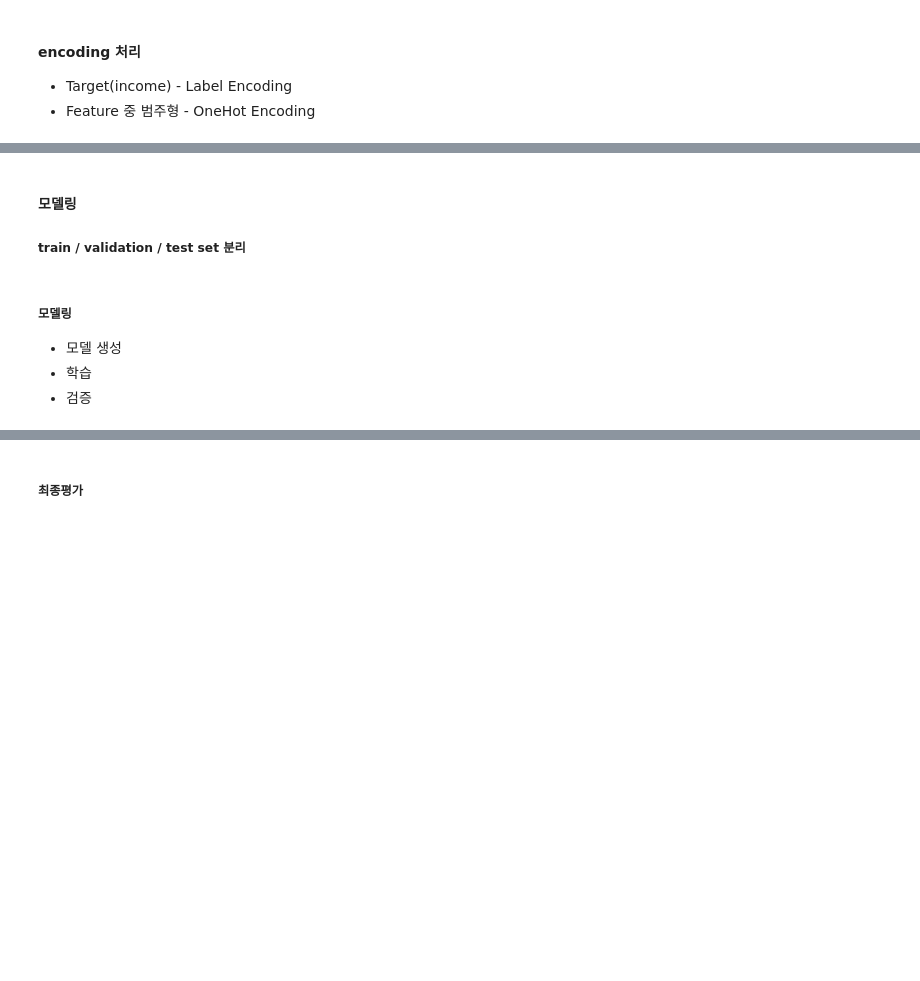
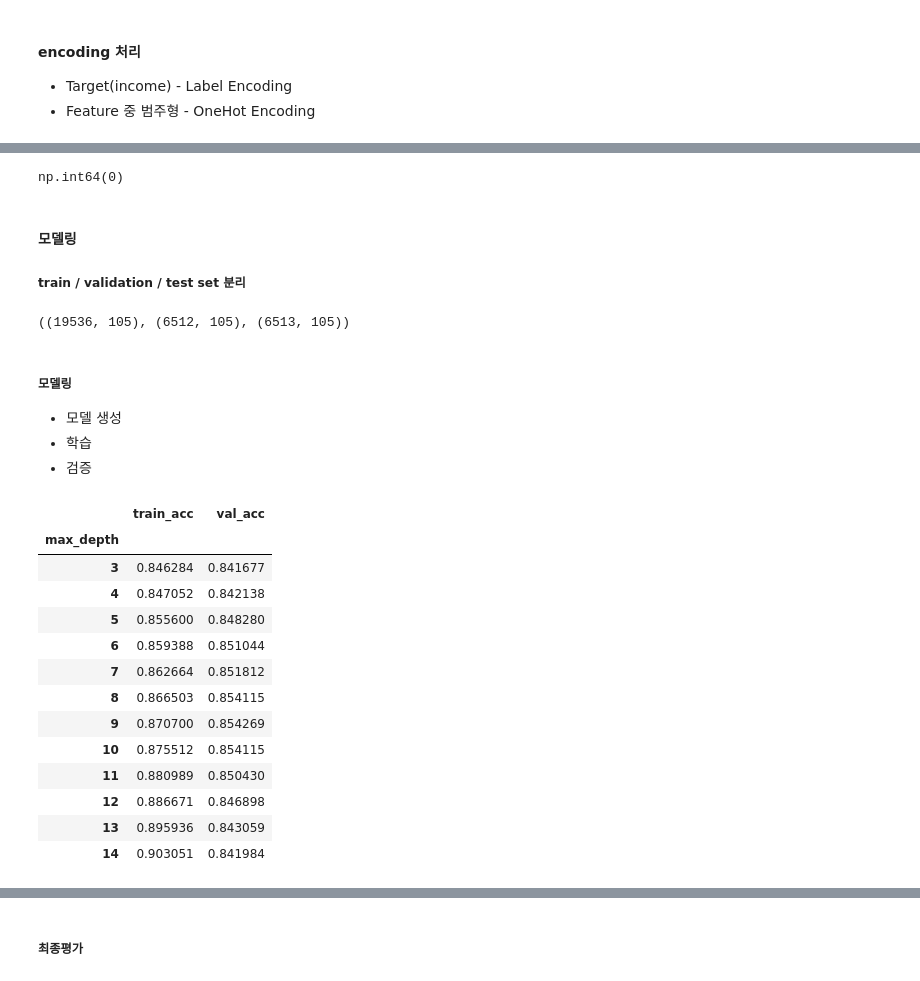
Before and after one commit to qufdlfkd88/SKN31, a Jupyter notebook: 06_machin_learning/04_데이터_전처리.ipynb, the cells around one changed output, grey strips where cells are left out. Drawn from its saved outputs; the diff is of its cells as text; code cells hidden in the pictures; blank space fills up the shorter version.

```diff
--- a/06_machin_learning/04_데이터_전처리.ipynb
+++ b/06_machin_learning/04_데이터_전처리.ipynb
@@ -458,0 +812,6 @@ data['native-country'].value_counts()
+# %%
+# 범위형 feature 들 원핫인코딩
+from sklearn.preprocessing import OneHotEncoder
+ohe = OneHotEncoder()
+cate_features = ohe.fit_transform(df[category_columns])
+#df[category_columns]
@@ -459,7 +875,18 @@ data['native-country'].value_counts()
+# %%
+y[0]
+# %% [output]
+np.int64(0)
 # %% [markdown]
 #### 모델링
 
 ##### train / validation / test set 분리
+# %%
+from sklearn.model_selection import train_test_split
+X_train, X_test, y_train, y_test = train_test_split(X,y, test_size=0.2, stratify=y, random_state=0)
+X_train, X_val, y_train, y_val = train_test_split(X_train, y_train, test_size=0.25, stratify=y_train, random_state=0)
+X_train.shape, X_val.shape, X_test.shape
+# %% [output]
+((19536, 105), (6512, 105), (6513, 105))
 # %% [markdown]
 #####  모델링
 - 모델 생성
@@ -467,0 +913,24 @@ data['native-country'].value_counts()
+# %%
+import pandas as pd
+result_df = pd.DataFrame(
+    {"train_acc":result_train, "val_acc":result_val}
+    , index=max_depth_list
+)
+result_df.rename_axis("max_depth", inplace=True)
+# result_train, result_val
+result_df
+# %% [output]
+|  | train_acc | val_acc |
+| max_depth |  |  |
+| 3 | 0.846284 | 0.841677 |
+| 4 | 0.847052 | 0.842138 |
+| 5 | 0.855600 | 0.848280 |
+| 6 | 0.859388 | 0.851044 |
+| 7 | 0.862664 | 0.851812 |
+| 8 | 0.866503 | 0.854115 |
+| 9 | 0.870700 | 0.854269 |
+| 10 | 0.875512 | 0.854115 |
+| 11 | 0.880989 | 0.850430 |
+| 12 | 0.886671 | 0.846898 |
+| 13 | 0.895936 | 0.843059 |
+| 14 | 0.903051 | 0.841984 |
```
Also changed, not shown: parts of 116 cells of this notebook, 13 other files.
